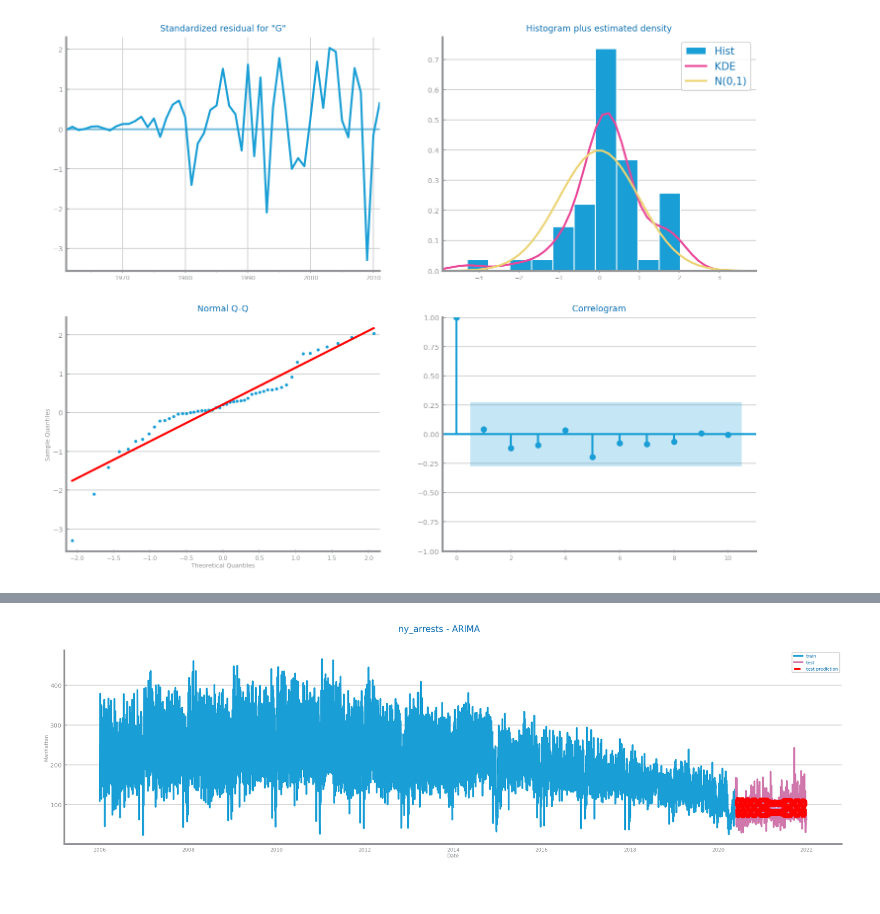
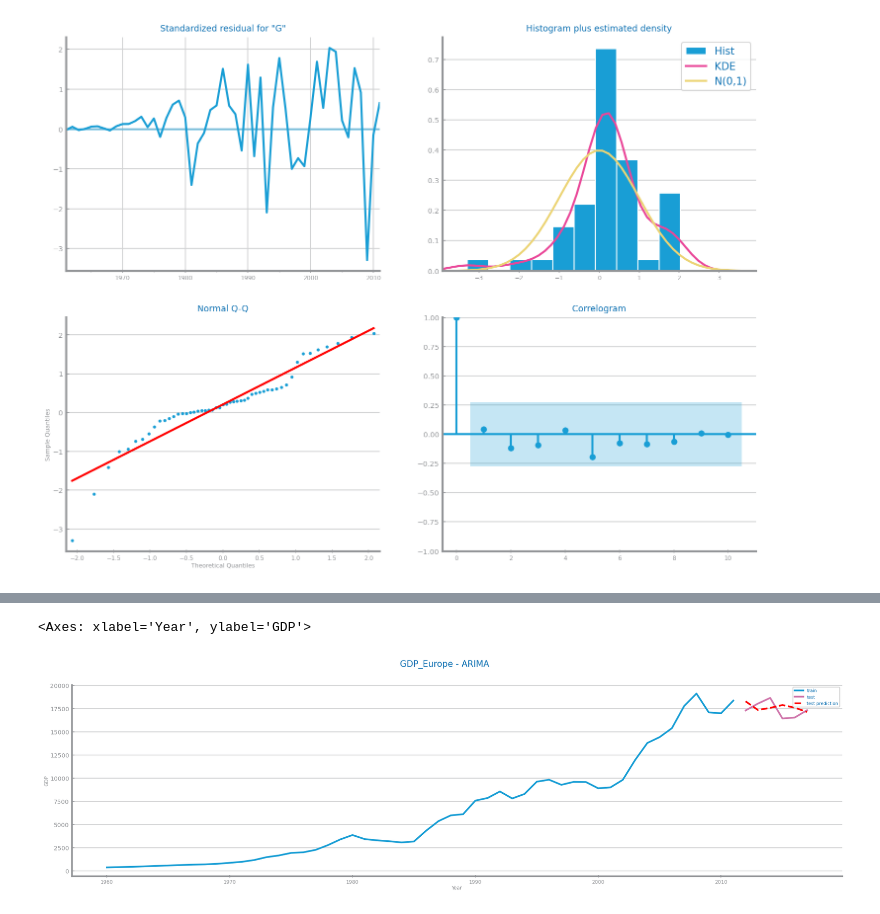
Before and after one commit to freshblaxx/DataScience, a Jupyter notebook: Projeto/TimeSeries/Forecasting_gdp_europe/ARIMA.ipynb, the cells around one changed output, grey strips where cells are left out. Drawn from its saved outputs; the diff is of its cells as text; code cells hidden in the pictures.

```diff
--- a/Projeto/TimeSeries/Forecasting_gdp_europe/ARIMA.ipynb
+++ b/Projeto/TimeSeries/Forecasting_gdp_europe/ARIMA.ipynb
@@ -154,14 +183,23 @@ savefig(f"images/{file_tag}_arima_{measure}_eval.png")
-# %%
-from dslabs_functions import plot_forecasting_series
-
-plot_forecasting_series(
-    train,
-    test,
-    prd_tst,
-    title=f"{file_tag} - ARIMA ",
-    xlabel=timecol,
-    ylabel=target,
-)
-savefig(f"images/{file_tag}_arima_{measure}_forecast.png")
-# %% [output]
-[figure, removed]
+# %%
+import os
+from matplotlib.pyplot import savefig
+from dslabs_functions import plot_forecasting_series
+
+# Definiere Variablen
+file_tag = "GDP_Europe"  # Passe den Dateitag entsprechend an
+timecol = "Year"  # Zeitspalte in deinem Datensatz
+target = "GDP"  # Zielvariable
+measure = "R2"  # Bewertungsmetrik
+
+# Plot der Vorhersageserie erstellen
+plot_forecasting_series(
+    train,
+    test,
+    prd_tst,
+    title=f"{file_tag} - ARIMA",
+    xlabel=timecol,
+    ylabel=target,
+)
+# %% [output]
+<Axes: xlabel='Year', ylabel='GDP'>
+[figure, added]
```
Also changed, not shown: parts of 2 cells of this notebook, 2 other files.
